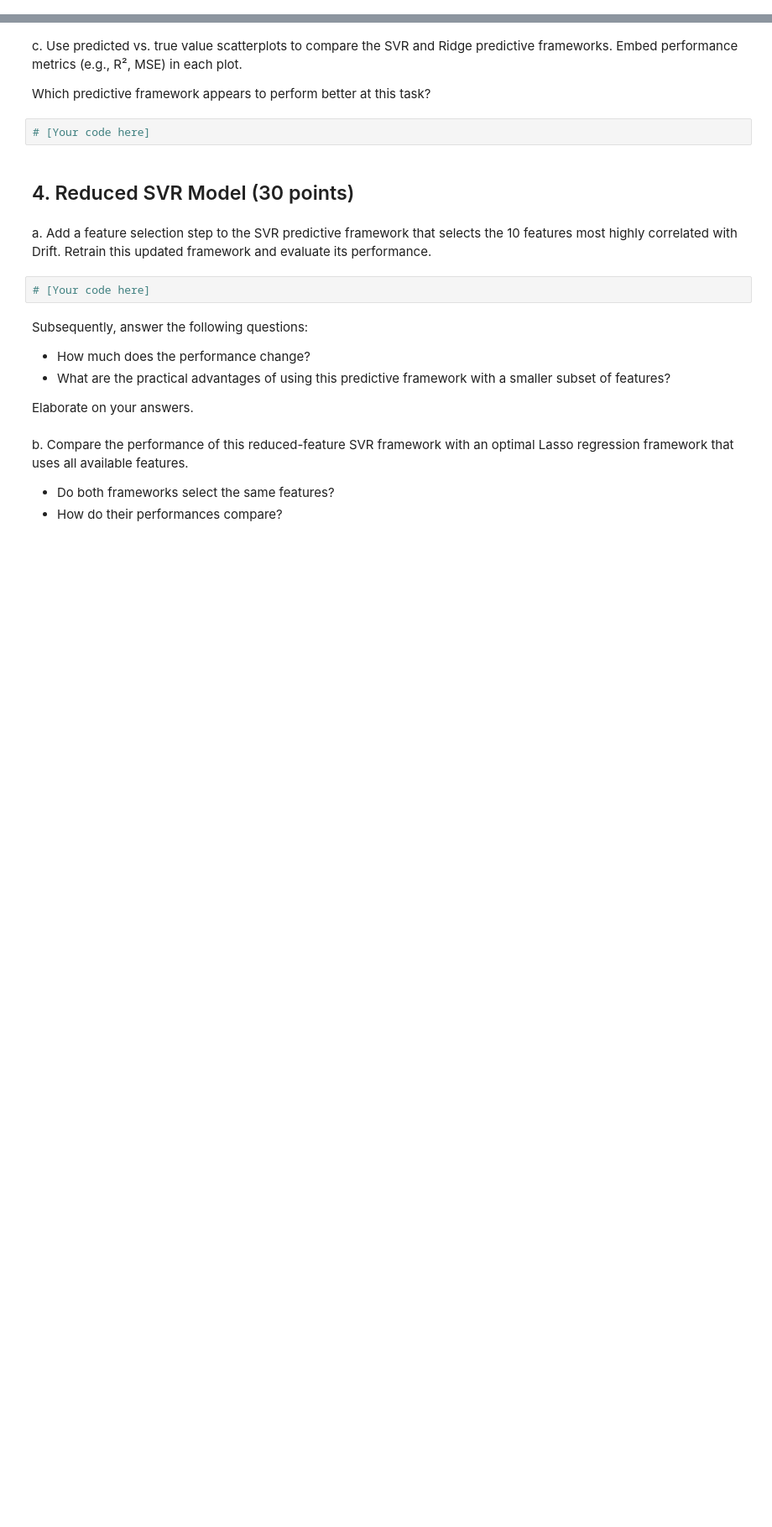
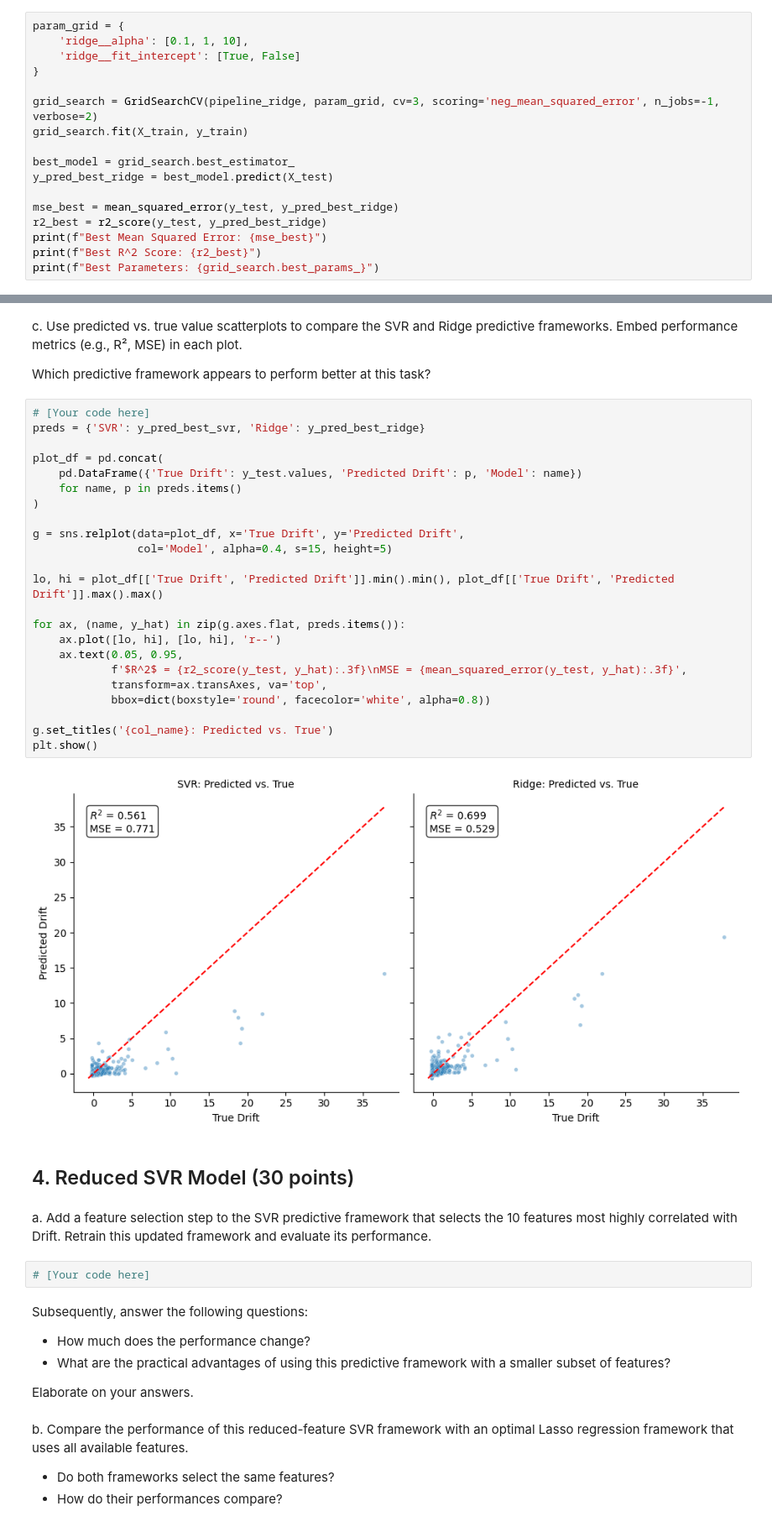
Before and after one commit to laine-goldmacher/ML-Labs, a Jupyter notebook: 02-seismic-support-vector-regression.ipynb, the cells around one changed output, grey strips where cells are left out. Shown at 84% size. Saved outputs shown, nothing was run; the diff lists cells and outputs as text; blank space fills up the shorter version.

Commit message:
Section 3: SVR and Ridge models with tuning and comparison plots
Co-Authored-By: Claude Opus 5.5 <noreply@anthropic.com>

```diff
--- a/02-seismic-support-vector-regression.ipynb
+++ b/02-seismic-support-vector-regression.ipynb
@@ -203,0 +308,17 @@ b. Repeat the previous process using an Ridge regression predictive framework. B
+# %%
+param_grid = {
+    'ridge__alpha': [0.1, 1, 10],
+    'ridge__fit_intercept': [True, False]
+}
+
+grid_search = GridSearchCV(pipeline_ridge, param_grid, cv=3, scoring='neg_mean_squared_error', n_jobs=-1, verbose=2)
+grid_search.fit(X_train, y_train)
+
+best_model = grid_search.best_estimator_
+y_pred_best_ridge = best_model.predict(X_test)
+
+mse_best = mean_squared_error(y_test, y_pred_best_ridge)
+r2_best = r2_score(y_test, y_pred_best_ridge)
+print(f"Best Mean Squared Error: {mse_best}")
+print(f"Best R^2 Score: {r2_best}")
+print(f"Best Parameters: {grid_search.best_params_}")
@@ -207,6 +346,29 @@ c. Use predicted vs. true value scatterplots to compare the SVR and Ridge predic
 Which predictive framework appears to perform better at this task?
 # %%
 # [Your code here]
+preds = {'SVR': y_pred_best_svr, 'Ridge': y_pred_best_ridge}
+
+plot_df = pd.concat(
+    pd.DataFrame({'True Drift': y_test.values, 'Predicted Drift': p, 'Model': name})
+    for name, p in preds.items()
+)
+
+g = sns.relplot(data=plot_df, x='True Drift', y='Predicted Drift',
+                col='Model', alpha=0.4, s=15, height=5)
+
+lo, hi = plot_df[['True Drift', 'Predicted Drift']].min().min(), plot_df[['True Drift', 'Predicted Drift']].max().max()
+
+for ax, (name, y_hat) in zip(g.axes.flat, preds.items()):
+    ax.plot([lo, hi], [lo, hi], 'r--')
+    ax.text(0.05, 0.95,
+            f'$R^2$ = {r2_score(y_test, y_hat):.3f}\nMSE = {mean_squared_error(y_test, y_hat):.3f}',
+            transform=ax.transAxes, va='top',
+            bbox=dict(boxstyle='round', facecolor='white', alpha=0.8))
+
+g.set_titles('{col_name}: Predicted vs. True')
+plt.show()
+# %% [output]
+[figure, added]
 # %% [markdown]
 ## 4. Reduced SVR Model (30 points)
 # %% [markdown]
```
Also changed, not shown: parts of 5 cells of this notebook.
